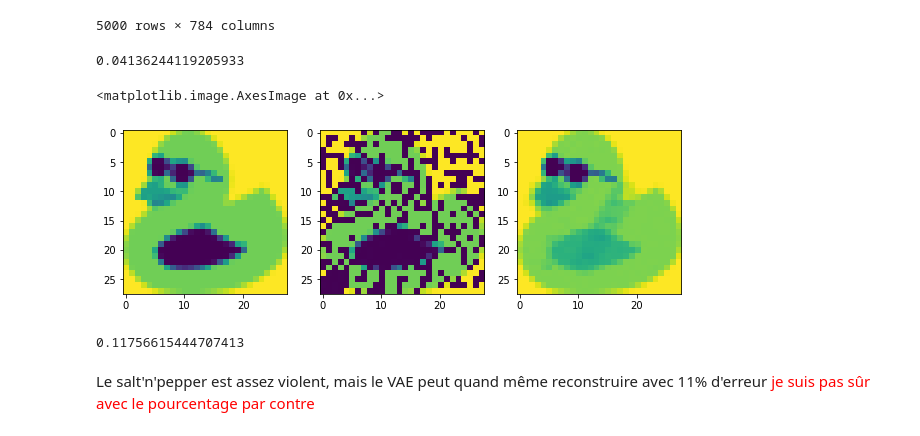
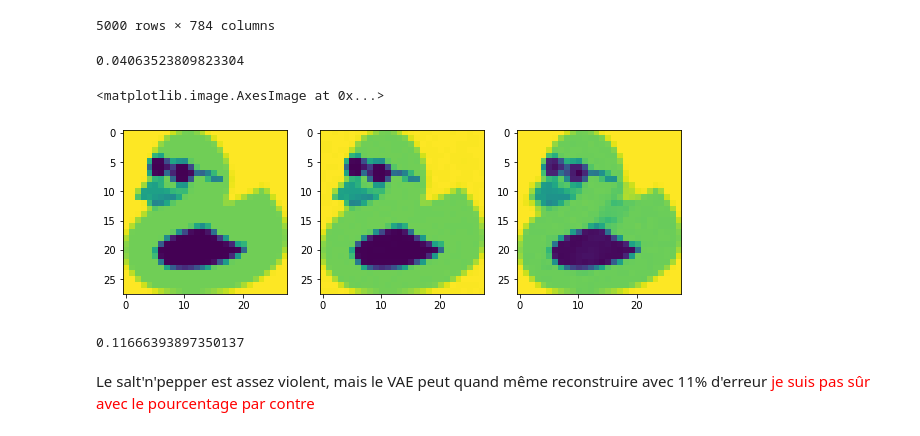
Before and after one commit to GigiML/RD_project, a Jupyter notebook: vae.ipynb, the cells around one changed output. Cells and saved outputs as stored; diff of their text form; code cells hidden in the pictures.

```diff
--- a/vae.ipynb
+++ b/vae.ipynb
@@ -241,2 +205,2 @@ plot_latent_space(model)
 # %%
-vae_chat = VAE(28*28, hidden_dim=500, latent_dim=100)
+vae_canard = VAE(28*28, hidden_dim=500, latent_dim=100)
@@ -276,7 +207,7 @@ plt.imshow(next(X)[0].reshape(dims), cmap="Greys")
 # %%
-optimizer = optim.Adam(vae_chat.parameters(), lr=1e-4)
+optimizer = optim.Adam(vae_canard.parameters(), lr=1e-4)
 device = torch.device("cuda" if torch.cuda.is_available() else "cpu")
 # %%
-train(vae_chat, optimizer, 120, device, data=train_loader_cat, x_dim=40*40, expect_label=False)
-# vae_chat.load_state_dict(torch.load("model", map_location=device))
+train(vae_canard, optimizer, 120, device, data=data_loader, x_dim=40*40, expect_label=False)
+# vae_canard.load_state_dict(torch.load("model", map_location=device))
 # %% [output]
@@ -434,7 +339,7 @@ def plot_images(images, rows=5, cols=5, figsize=(10, 10)):
 # %% [markdown]
 VAEs and standard AEs can be used for denoising, the VAE's probabilistic latent space and generative capabilities may provide advantages in certain denoising tasks, especially when the noise distribution is complex or unknown
 # %%
-noisy_data = noisy("s&p", data.to_numpy(), intensity=0.5)
+noisy_data = noisy("gauss", data.to_numpy(), intensity=0.5)
 # %%
 noisy_data.shape
 # %% [output]
@@ -511,28 +416,28 @@ def duck_accuracy(true_duck: np.ndarray,
     return scoring(true_duck, vae_made_duck)
 # %%
 duck_accuracy(data.iloc[4, :].to_numpy(),
-              vae_chat(torch.tensor(noisy_data[4]).type(torch.float32))[0].detach().numpy(),
+              vae_canard(torch.tensor(noisy_data[4]).type(torch.float32))[0].detach().numpy(),
               mean_squared_error)
 # %% [output]
-0.04136244119205933
+0.04063523809823304
 # %%
 f, ax = plt.subplots(1, 3, figsize=(10, 10))
 
 ax[0].imshow(data.iloc[4, :].to_numpy().reshape((28, 28)))
 ax[1].imshow(noisy_data[4].reshape((28, 28)))
-ax[2].imshow(vae_chat(torch.tensor(minmax_scale(noisy_data[4])).type(torch.float32))[0].detach().numpy().reshape((28, 28)))
+ax[2].imshow(vae_canard(torch.tensor(minmax_scale(noisy_data[4])).type(torch.float32))[0].detach().numpy().reshape((28, 28)))
 # %% [output]
 <matplotlib.image.AxesImage at 0x...>
-[figure, old version]
+[figure, new version]
 # %%
 error = 0
 for i in range(len(data)):
     error += duck_accuracy(data.iloc[i, :].to_numpy(),
-                           vae_chat(torch.tensor(noisy_data[i]).type(torch.float32))[0].detach().numpy(),
+                           vae_canard(torch.tensor(noisy_data[i]).type(torch.float32))[0].detach().numpy(),
                            mean_squared_error)
 error/len(data)
 # %% [output]
-0.11756615444707413
+0.11666393897350137
 # %% [markdown]
 Le salt'n'pepper est assez violent, mais le VAE peut quand même reconstruire avec 11% d'erreur <span style="color:red"> je suis pas sûr avec le pourcentage par contre
 # %% [markdown]
```
Also changed, not shown: parts of 40 cells of this notebook.
